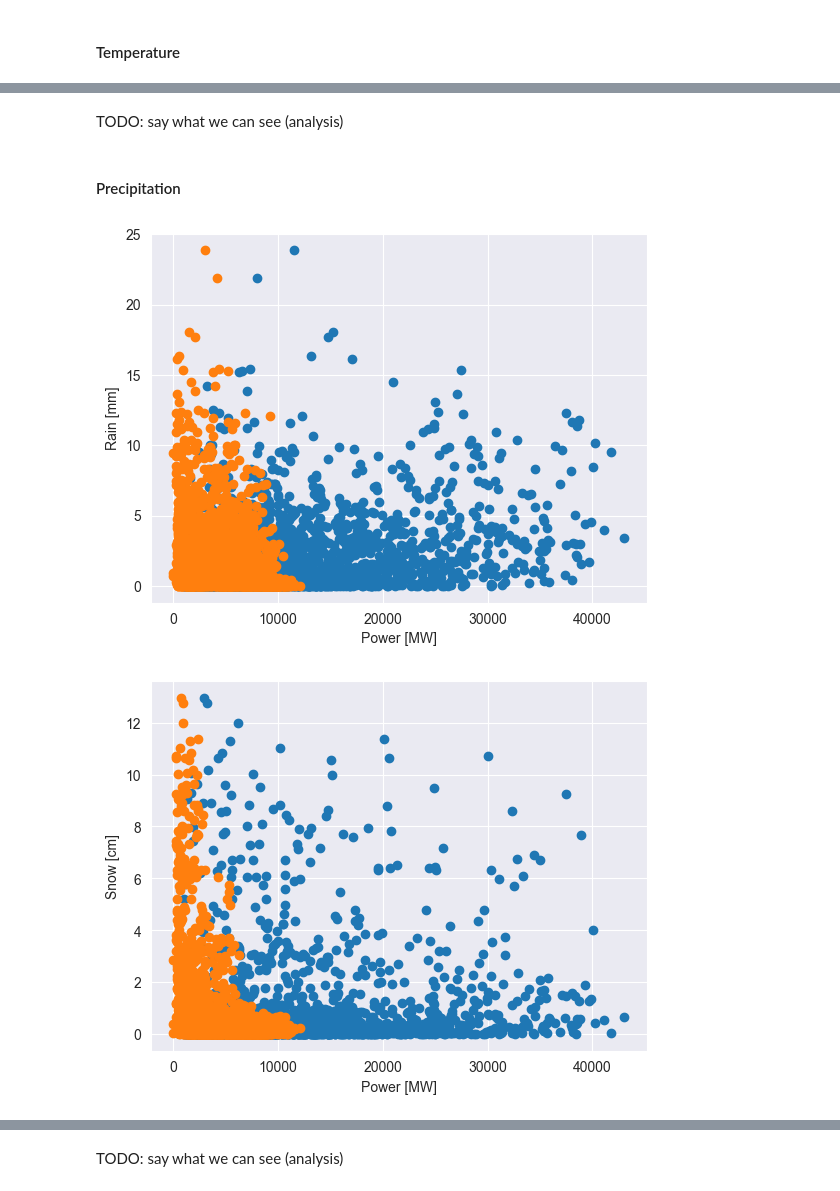
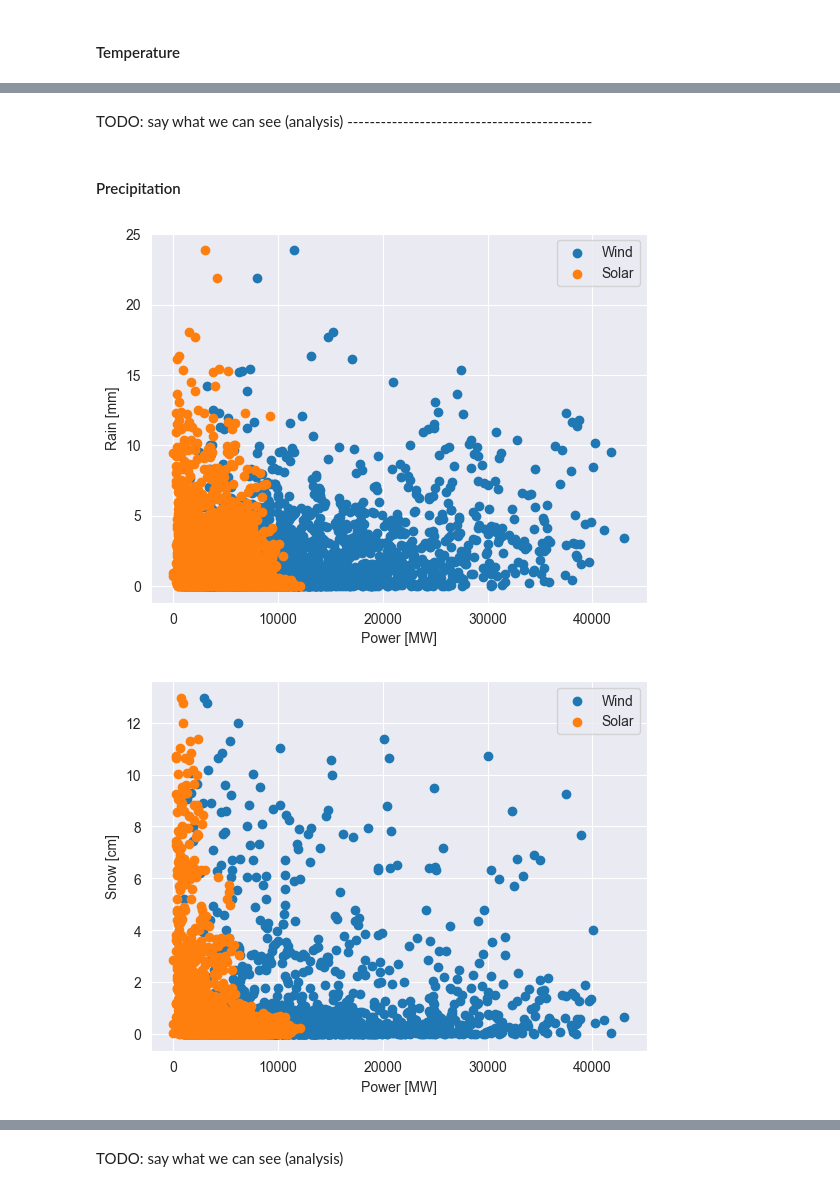
Before and after one commit to StealWonders/amse, a Jupyter notebook: project/report.ipynb, the cells around one changed output, grey strips where cells are left out. Drawn from its saved outputs; the diff is of its cells as text; code cells hidden in the pictures.

```diff
--- a/project/report.ipynb
+++ b/project/report.ipynb
@@ -149,33 +185,36 @@ plt.show()
 # %% [markdown]
-TODO: say what we can see (analysis)
+TODO: say what we can see (analysis) --------------------------------------------
 # %% [markdown]
 #### Precipitation
 # %%
 # Drop bad entries
 local_power_df = power_df[power_df["cet_cest_timestamp"].isin(rain_df["date"])]
 local_rain_df = rain_df[rain_df["date"].isin(local_power_df["cet_cest_timestamp"])]
 
 # Plot
 plt.scatter(local_power_df["DE_wind_generation_actual"], local_rain_df["rain"], label="Wind")
 plt.scatter(local_power_df["DE_solar_generation_actual"], local_rain_df["rain"], label="Solar")
 plt.xlabel("Power [MW]")
 plt.ylabel("Rain [mm]")
+plt.legend()
 plt.grid(True)
 plt.show()
 
 plt.scatter(local_power_df["DE_wind_generation_actual"], local_rain_df["snow_height"], label="Wind")
 plt.scatter(local_power_df["DE_solar_generation_actual"], local_rain_df["snow_height"], label="Solar")
 plt.xlabel("Power [MW]")
 plt.ylabel("Snow [cm]")
+plt.legend()
 plt.grid(True)
 plt.show()
 
 plt.scatter(local_power_df["DE_wind_generation_actual"], local_rain_df["new_snow_height"], label="Wind")
 plt.scatter(local_power_df["DE_solar_generation_actual"], local_rain_df["new_snow_height"], label="Solar")
 plt.xlabel("Power [MW]")
 plt.ylabel("New snow [cm]")
+plt.legend()
 plt.grid(True)
 plt.show()
 # %% [output]
-[figure, old version]
+[figure, new version]
-[figure, old version]
+[figure, new version]
```
Also changed, not shown: parts of 15 cells of this notebook.
